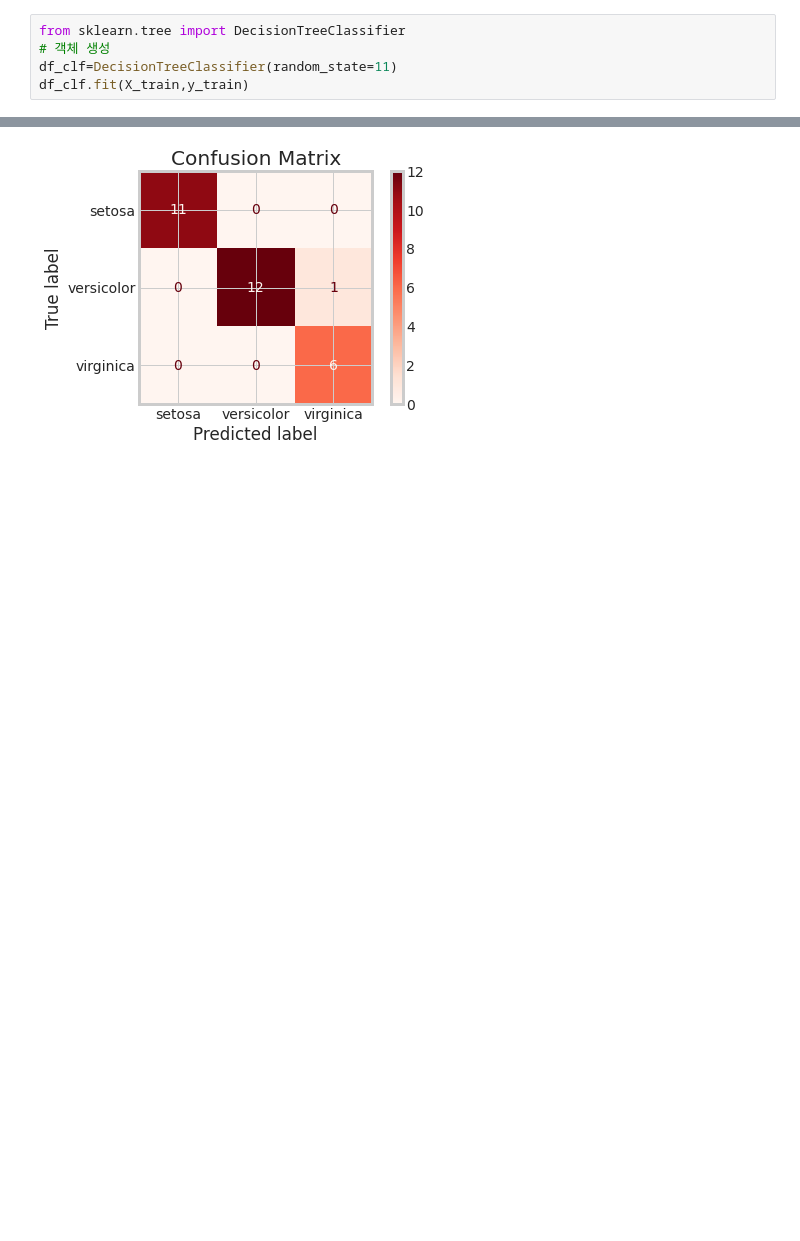
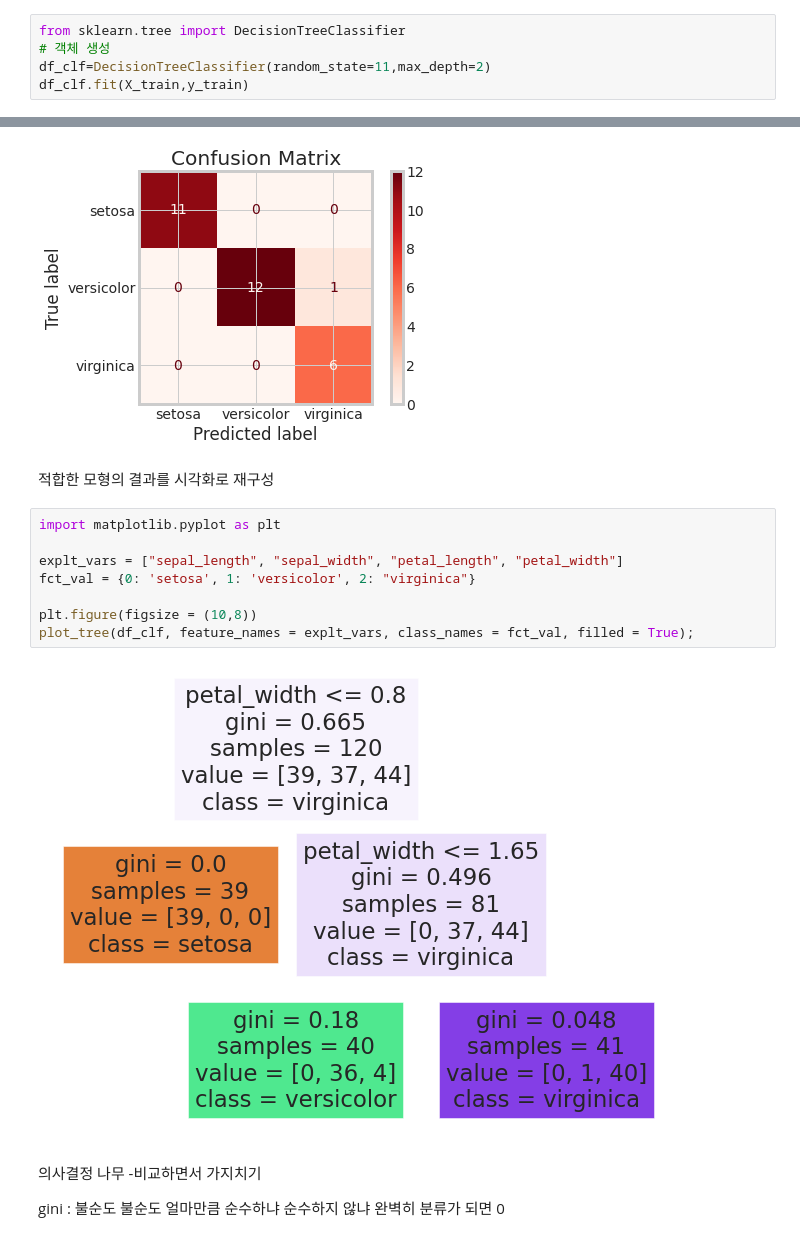
Before and after one commit to seoboran/s_edu, a Jupyter notebook: 0818_iris_sample.ipynb, the cells around one changed output, grey strips where cells are left out. Drawn from its saved outputs; the diff is of its cells as text; blank space fills up the shorter version.

```diff
--- a/0818_iris_sample.ipynb
+++ b/0818_iris_sample.ipynb
@@ -136,7 +158,7 @@ X_train, X_test, y_train, y_test = train_test_split(iris_data,  # 독립변수
 # %%
 from sklearn.tree import DecisionTreeClassifier
 # 객체 생성
-df_clf=DecisionTreeClassifier(random_state=11)
+df_clf=DecisionTreeClassifier(random_state=11,max_depth=2)
 df_clf.fit(X_train,y_train)
 # %% [output]
 DecisionTreeClassifier(ccp_alpha=0.0, class_weight=None, criterion='gini',
@@ -170,3 +192,21 @@ disp = plot_confusion_matrix(df_clf,
 disp.ax_.set_title('Confusion Matrix');
 # %% [output]
 [figure]
+# %% [markdown]
+적합한 모형의 결과를 시각화로 재구성
+# %%
+import matplotlib.pyplot as plt
+
+explt_vars = ["sepal_length", "sepal_width", "petal_length", "petal_width"]
+fct_val = {0: 'setosa', 1: 'versicolor', 2: "virginica"}
+
+plt.figure(figsize = (10,8))
+plot_tree(df_clf, feature_names = explt_vars, class_names = fct_val, filled = True);
+# %% [output]
+[figure, added]
+# %% [markdown]
+의사결정 나무 -비교하면서 가지치기
+
+gini : 불순도
+불순도 얼마만큼 순수하냐 순수하지 않냐
+완벽히 분류가 되면 0
```
Also changed, not shown: parts of 7 cells of this notebook.
